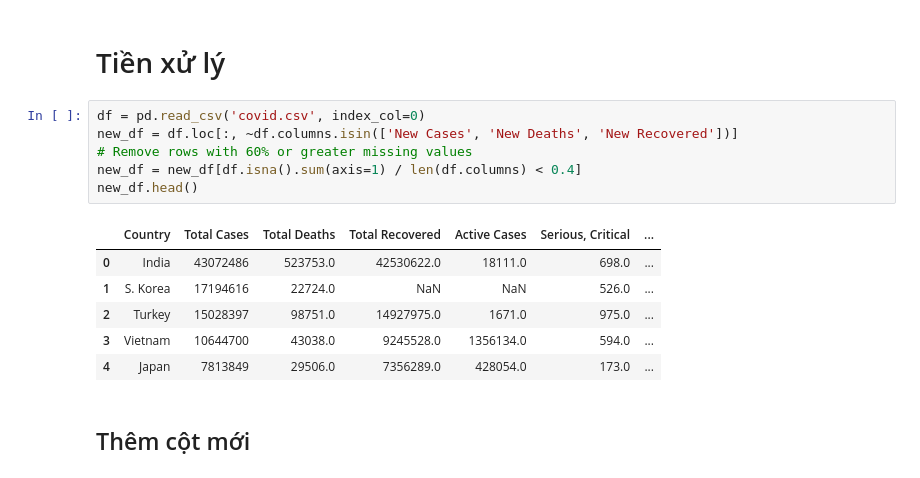
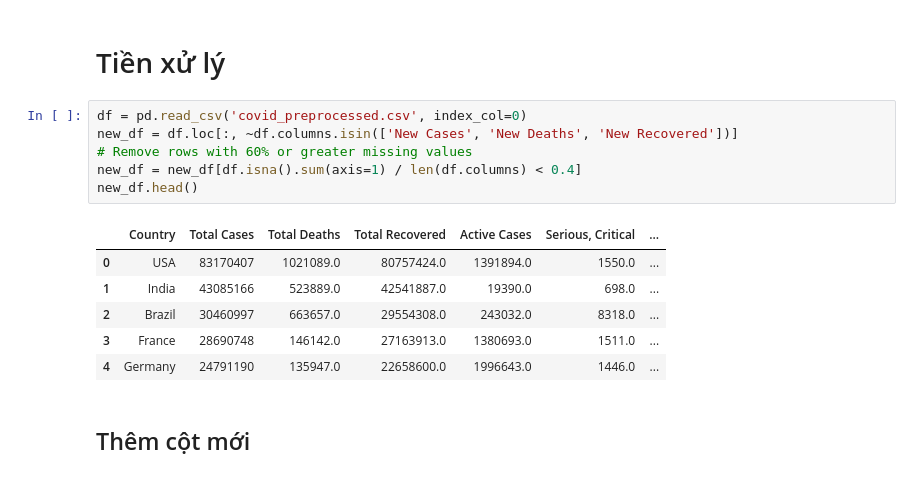
Before and after one commit to singsinghai/Lab01_Data_visual, a Jupyter notebook: boxplot-piechart.ipynb, the cells around one changed output. Drawn from its saved outputs; the diff is of its cells as text.

```diff
--- a/boxplot-piechart.ipynb
+++ b/boxplot-piechart.ipynb
@@ -9,18 +9,18 @@ sns.set_theme(style='whitegrid')
 # %% [markdown]
 # Tiền xử lý
 # %%
-df = pd.read_csv('covid.csv', index_col=0)
+df = pd.read_csv('covid_preprocessed.csv', index_col=0)
 new_df = df.loc[:, ~df.columns.isin(['New Cases', 'New Deaths', 'New Recovered'])]
 # Remove rows with 60% or greater missing values
 new_df = new_df[df.isna().sum(axis=1) / len(df.columns) < 0.4]
 new_df.head()
 # %% [output]
 |  | Country | Total Cases | Total Deaths | Total Recovered | Active Cases | Serious, Critical | ... |
-| 0 | India | 43072486 | 523753.0 | 42530622.0 | 18111.0 | 698.0 | ... |
-| 1 | S. Korea | 17194616 | 22724.0 | NaN | NaN | 526.0 | ... |
-| 2 | Turkey | 15028397 | 98751.0 | 14927975.0 | 1671.0 | 975.0 | ... |
-| 3 | Vietnam | 10644700 | 43038.0 | 9245528.0 | 1356134.0 | 594.0 | ... |
-| 4 | Japan | 7813849 | 29506.0 | 7356289.0 | 428054.0 | 173.0 | ... |
+| 0 | USA | 83170407 | 1021089.0 | 80757424.0 | 1391894.0 | 1550.0 | ... |
+| 1 | India | 43085166 | 523889.0 | 42541887.0 | 19390.0 | 698.0 | ... |
+| 2 | Brazil | 30460997 | 663657.0 | 29554308.0 | 243032.0 | 8318.0 | ... |
+| 3 | France | 28690748 | 146142.0 | 27163913.0 | 1380693.0 | 1511.0 | ... |
+| 4 | Germany | 24791190 | 135947.0 | 22658600.0 | 1996643.0 | 1446.0 | ... |
 # %% [markdown]
 ## Thêm cột mới
 # %% [markdown]
```
Also changed, not shown: parts of 7 cells of this notebook.
